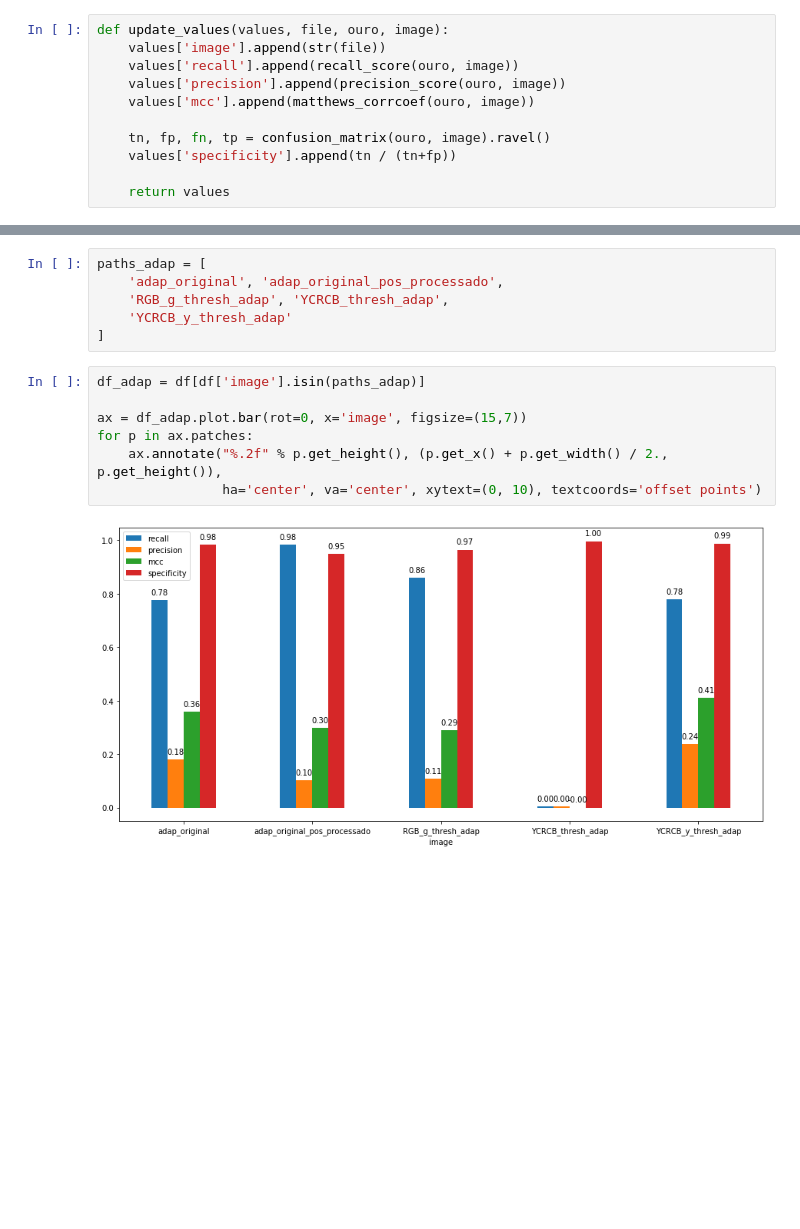
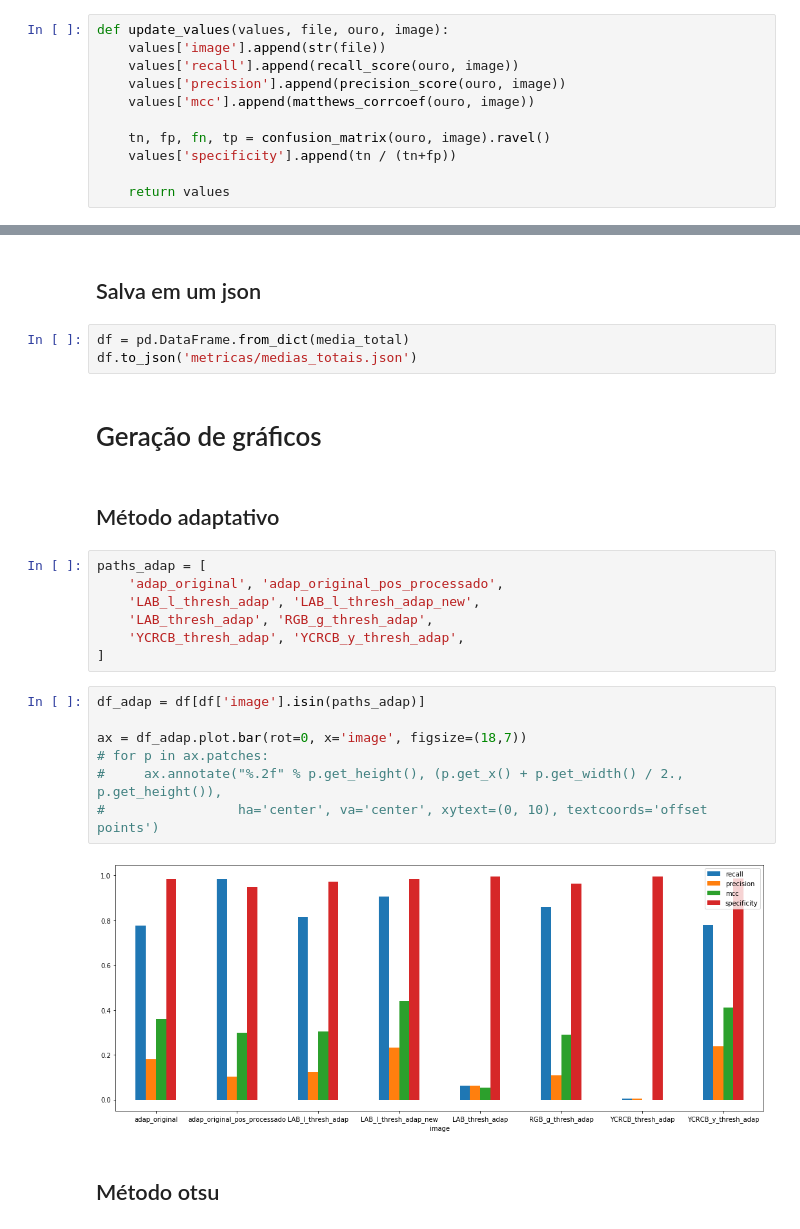
Before and after one commit to naanadr/image-processing-chromosomes, a Jupyter notebook: image-processing/segmentacao_avaliacao.ipynb, the cells around one changed output, grey strips where cells are left out. Drawn from its saved outputs; the diff is of its cells as text; blank space fills up the shorter version.

```diff
--- a/image-processing/segmentacao_avaliacao.ipynb
+++ b/image-processing/segmentacao_avaliacao.ipynb
@@ -113,17 +161,29 @@ df.to_json('metricas/medias_totais.json')
+# %% [markdown]
+## Salva em um json
+# %%
+df = pd.DataFrame.from_dict(media_total)
+df.to_json('metricas/medias_totais.json')
+# %% [markdown]
+# Geração de gráficos
+# %% [markdown]
+## Método adaptativo
 # %%
 paths_adap = [
     'adap_original', 'adap_original_pos_processado',
-    'RGB_g_thresh_adap', 'YCRCB_thresh_adap',
-    'YCRCB_y_thresh_adap'
+    'LAB_l_thresh_adap', 'LAB_l_thresh_adap_new',
+    'LAB_thresh_adap', 'RGB_g_thresh_adap',
+    'YCRCB_thresh_adap', 'YCRCB_y_thresh_adap',
 ]
 # %%
 df_adap = df[df['image'].isin(paths_adap)]
 
-ax = df_adap.plot.bar(rot=0, x='image', figsize=(15,7))
-for p in ax.patches:
-    ax.annotate("%.2f" % p.get_height(), (p.get_x() + p.get_width() / 2., p.get_height()),
-                ha='center', va='center', xytext=(0, 10), textcoords='offset points')
+ax = df_adap.plot.bar(rot=0, x='image', figsize=(18,7))
+# for p in ax.patches:
+#     ax.annotate("%.2f" % p.get_height(), (p.get_x() + p.get_width() / 2., p.get_height()),
+#                 ha='center', va='center', xytext=(0, 10), textcoords='offset points')
 # %% [output]
-[figure, old version]
+[figure, new version]
+# %% [markdown]
+## Método otsu
 # %%
 paths_otsu = [
```
Also changed, not shown: parts of 16 cells of this notebook.
